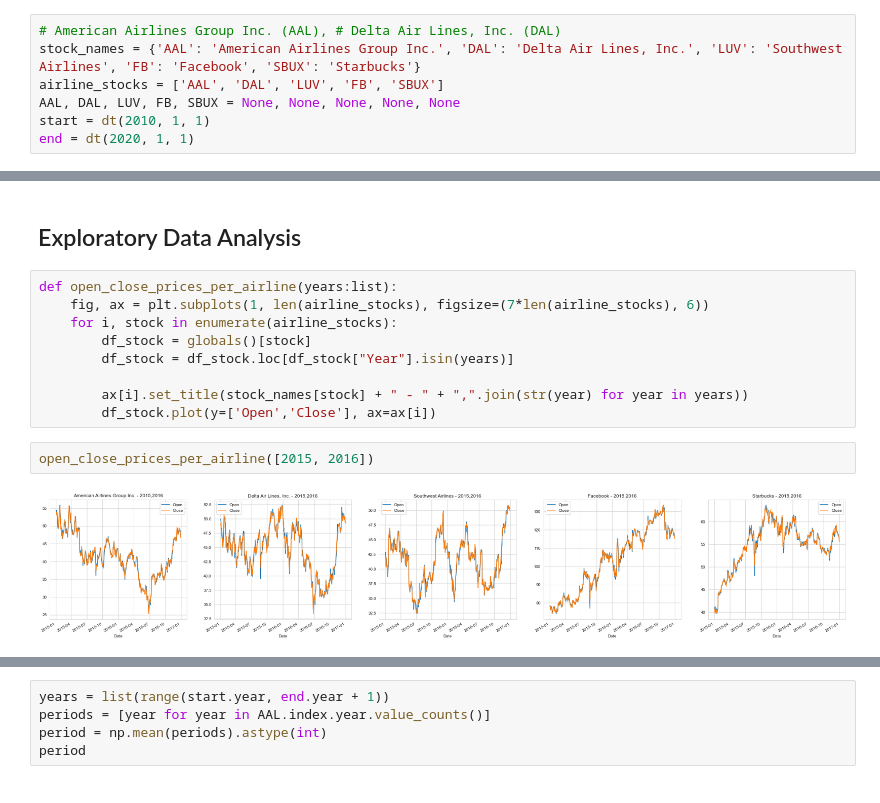
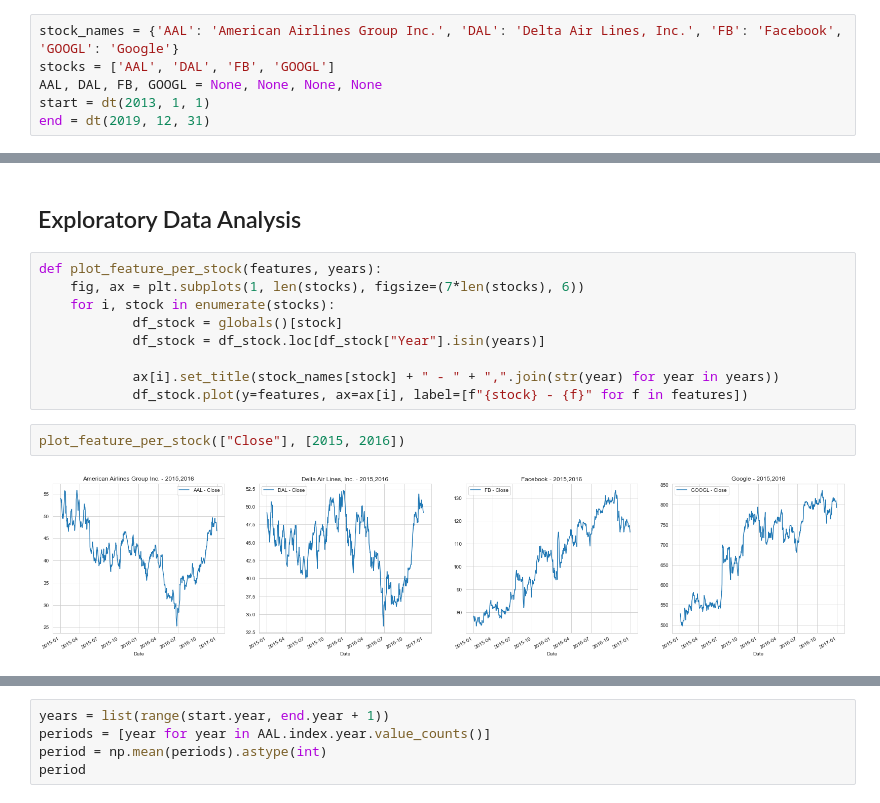
Before and after one commit to YohannesDK/DAT550-Project, a Jupyter notebook: test.ipynb, the cells around one changed output, grey strips where cells are left out. Drawn from its saved outputs; the diff is of its cells as text.

```diff
--- a/test.ipynb
+++ b/test.ipynb
@@ -23,12 +23,11 @@ import calendar
 # Caching
 import requests_cache
 # %%
-# American Airlines Group Inc. (AAL), # Delta Air Lines, Inc. (DAL)
-stock_names = {'AAL': 'American Airlines Group Inc.', 'DAL': 'Delta Air Lines, Inc.', 'LUV': 'Southwest Airlines', 'FB': 'Facebook', 'SBUX': 'Starbucks'}
-airline_stocks = ['AAL', 'DAL', 'LUV', 'FB', 'SBUX']
-AAL, DAL, LUV, FB, SBUX = None, None, None, None, None
-start = dt(2010, 1, 1)
-end = dt(2020, 1, 1)
+stock_names = {'AAL': 'American Airlines Group Inc.', 'DAL': 'Delta Air Lines, Inc.', 'FB': 'Facebook', 'GOOGL': 'Google'}
+stocks = ['AAL', 'DAL', 'FB', 'GOOGL']
+AAL, DAL, FB, GOOGL = None, None, None, None
+start = dt(2013, 1, 1)
+end = dt(2019, 12, 31)
 # %% [markdown]
 Making the same request repeatedly can use a lot of bandwidth, slow down your code and may result in your IP being banned.
 We might not need to cache...
@@ -172,16 +123,16 @@ TODO - No need to remove any columns?
 # %% [markdown]
 ## Exploratory Data Analysis
 # %%
-def open_close_prices_per_airline(years:list):
-    fig, ax = plt.subplots(1, len(airline_stocks), figsize=(7*len(airline_stocks), 6))
-    for i, stock in enumerate(airline_stocks):
-        df_stock = globals()[stock]
-        df_stock = df_stock.loc[df_stock["Year"].isin(years)]
+def plot_feature_per_stock(features, years):
+	fig, ax = plt.subplots(1, len(stocks), figsize=(7*len(stocks), 6))
+	for i, stock in enumerate(stocks):
+			df_stock = globals()[stock]
+			df_stock = df_stock.loc[df_stock["Year"].isin(years)]
 
-        ax[i].set_title(stock_names[stock] + " - " + ",".join(str(year) for year in years))
-        df_stock.plot(y=['Open','Close'], ax=ax[i])
+			ax[i].set_title(stock_names[stock] + " - " + ",".join(str(year) for year in years))
+			df_stock.plot(y=features, ax=ax[i], label=[f"{stock} - {f}" for f in features])
 # %%
-open_close_prices_per_airline([2015, 2016])
+plot_feature_per_stock(["Close"], [2015, 2016])
 # %% [output]
-[figure, old version]
+[figure, new version]
 # %%
```
Also changed, not shown: parts of 27 cells of this notebook, 2 other files.
